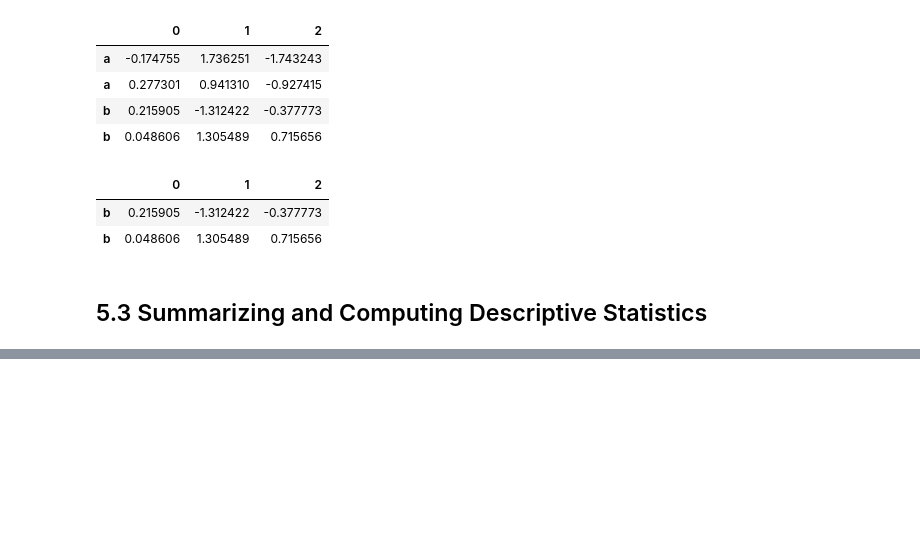
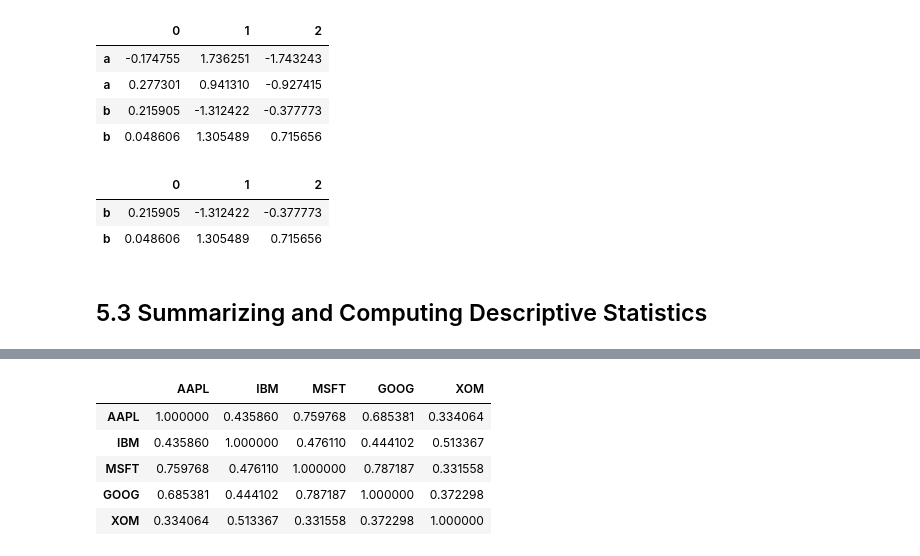
Before and after one commit to omsouravsharma/Python_for_Data_Analysis, a Jupyter notebook: Chapter 5.ipynb, the cells around one changed output, grey strips where cells are left out. Saved outputs shown, nothing was run; the diff lists cells and outputs as text; code cells hidden in the pictures; blank space fills up the shorter version.

```diff
--- a/Chapter 5.ipynb
+++ b/Chapter 5.ipynb
@@ -1275,0 +1418,9 @@ PG 176
+# %%
+returns.corr()
+# %% [output]
+|  | AAPL | IBM | MSFT | GOOG | XOM |
+| AAPL | 1.000000 | 0.435860 | 0.759768 | 0.685381 | 0.334064 |
+| IBM | 0.435860 | 1.000000 | 0.476110 | 0.444102 | 0.513367 |
+| MSFT | 0.759768 | 0.476110 | 1.000000 | 0.787187 | 0.331558 |
+| GOOG | 0.685381 | 0.444102 | 0.787187 | 1.000000 | 0.372298 |
+| XOM | 0.334064 | 0.513367 | 0.331558 | 0.372298 | 1.000000 |
```
Also changed, not shown: parts of 34 cells of this notebook, 1 other file.
